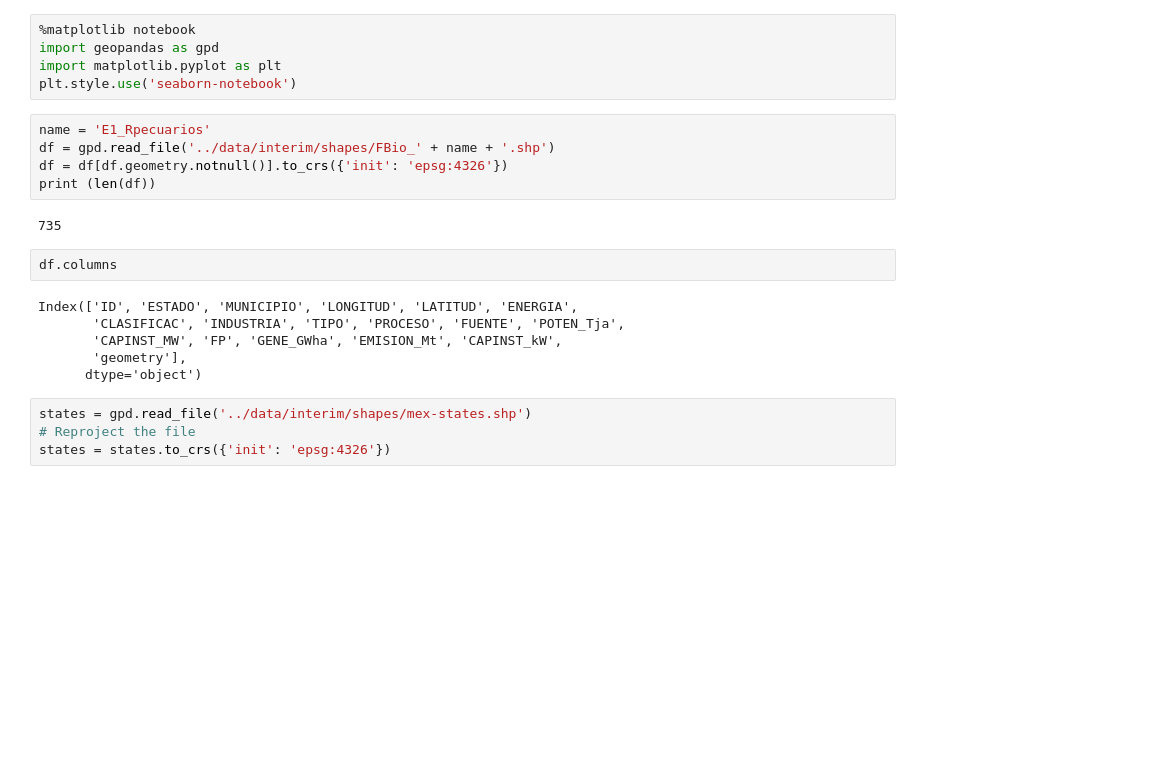
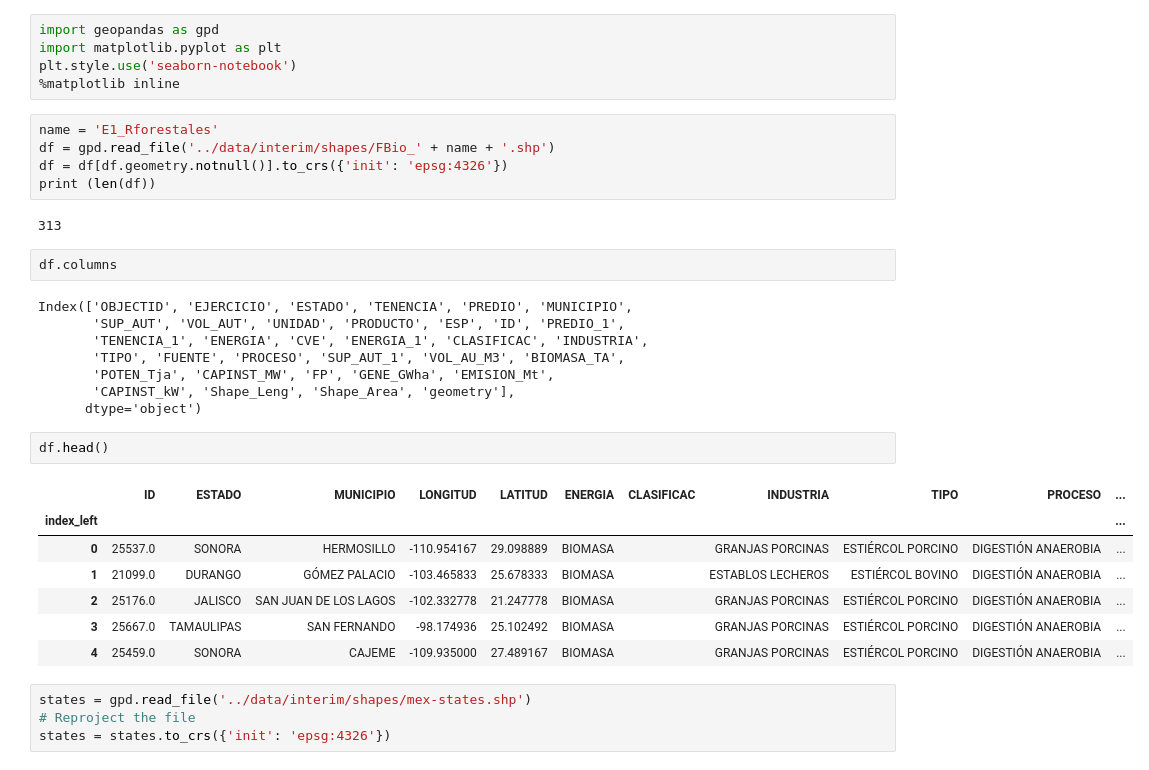
Before and after one commit to sergiocastellanos/switch_mexico_data, a Jupyter notebook: notebooks/geopandas-Bioenergy.ipynb, the cells around one changed output. Drawn from its saved outputs; the diff is of its cells as text; blank space fills up the shorter version.

```diff
--- a/notebooks/geopandas-Bioenergy.ipynb
+++ b/notebooks/geopandas-Bioenergy.ipynb
@@ -1,23 +1,35 @@
 # %%
-%matplotlib notebook
 import geopandas as gpd
 import matplotlib.pyplot as plt
 plt.style.use('seaborn-notebook')
+%matplotlib inline
 # %%
-name = 'E1_Rpecuarios'
+name = 'E1_Rforestales'
 df = gpd.read_file('../data/interim/shapes/FBio_' + name + '.shp')
 df = df[df.geometry.notnull()].to_crs({'init': 'epsg:4326'})
 print (len(df))
 # %% [output]
-735
+313
 # %%
 df.columns
 # %% [output]
-Index(['ID', 'ESTADO', 'MUNICIPIO', 'LONGITUD', 'LATITUD', 'ENERGIA',
-       'CLASIFICAC', 'INDUSTRIA', 'TIPO', 'PROCESO', 'FUENTE', 'POTEN_Tja',
-       'CAPINST_MW', 'FP', 'GENE_GWha', 'EMISION_Mt', 'CAPINST_kW',
-       'geometry'],
+Index(['OBJECTID', 'EJERCICIO', 'ESTADO', 'TENENCIA', 'PREDIO', 'MUNICIPIO',
+       'SUP_AUT', 'VOL_AUT', 'UNIDAD', 'PRODUCTO', 'ESP', 'ID', 'PREDIO_1',
+       'TENENCIA_1', 'ENERGIA', 'CVE', 'ENERGIA_1', 'CLASIFICAC', 'INDUSTRIA',
+       'TIPO', 'FUENTE', 'PROCESO', 'SUP_AUT_1', 'VOL_AU_M3', 'BIOMASA_TA',
+       'POTEN_Tja', 'CAPINST_MW', 'FP', 'GENE_GWha', 'EMISION_Mt',
+       'CAPINST_kW', 'Shape_Leng', 'Shape_Area', 'geometry'],
       dtype='object')
+# %%
+df.head()
+# %% [output]
+|  | ID | ESTADO | MUNICIPIO | LONGITUD | LATITUD | ENERGIA | CLASIFICAC | INDUSTRIA | TIPO | PROCESO | ... |
+| index_left |  |  |  |  |  |  |  |  |  |  | ... |
+| 0 | 25537.0 | SONORA | HERMOSILLO | -110.954167 | 29.098889 | BIOMASA |  | GRANJAS PORCINAS | ESTIÉRCOL PORCINO | DIGESTIÓN ANAEROBIA | ... |
+| 1 | 21099.0 | DURANGO | GÓMEZ PALACIO | -103.465833 | 25.678333 | BIOMASA |  | ESTABLOS LECHEROS | ESTIÉRCOL BOVINO | DIGESTIÓN ANAEROBIA | ... |
+| 2 | 25176.0 | JALISCO | SAN JUAN DE LOS LAGOS | -102.332778 | 21.247778 | BIOMASA |  | GRANJAS PORCINAS | ESTIÉRCOL PORCINO | DIGESTIÓN ANAEROBIA | ... |
+| 3 | 25667.0 | TAMAULIPAS | SAN FERNANDO | -98.174936 | 25.102492 | BIOMASA |  | GRANJAS PORCINAS | ESTIÉRCOL PORCINO | DIGESTIÓN ANAEROBIA | ... |
+| 4 | 25459.0 | SONORA | CAJEME | -109.935000 | 27.489167 | BIOMASA |  | GRANJAS PORCINAS | ESTIÉRCOL PORCINO | DIGESTIÓN ANAEROBIA | ... |
 # %%
 states = gpd.read_file('../data/interim/shapes/mex-states.shp')
 # Reproject the file
```
Also changed, not shown: parts of 3 cells of this notebook, 2 other files.
